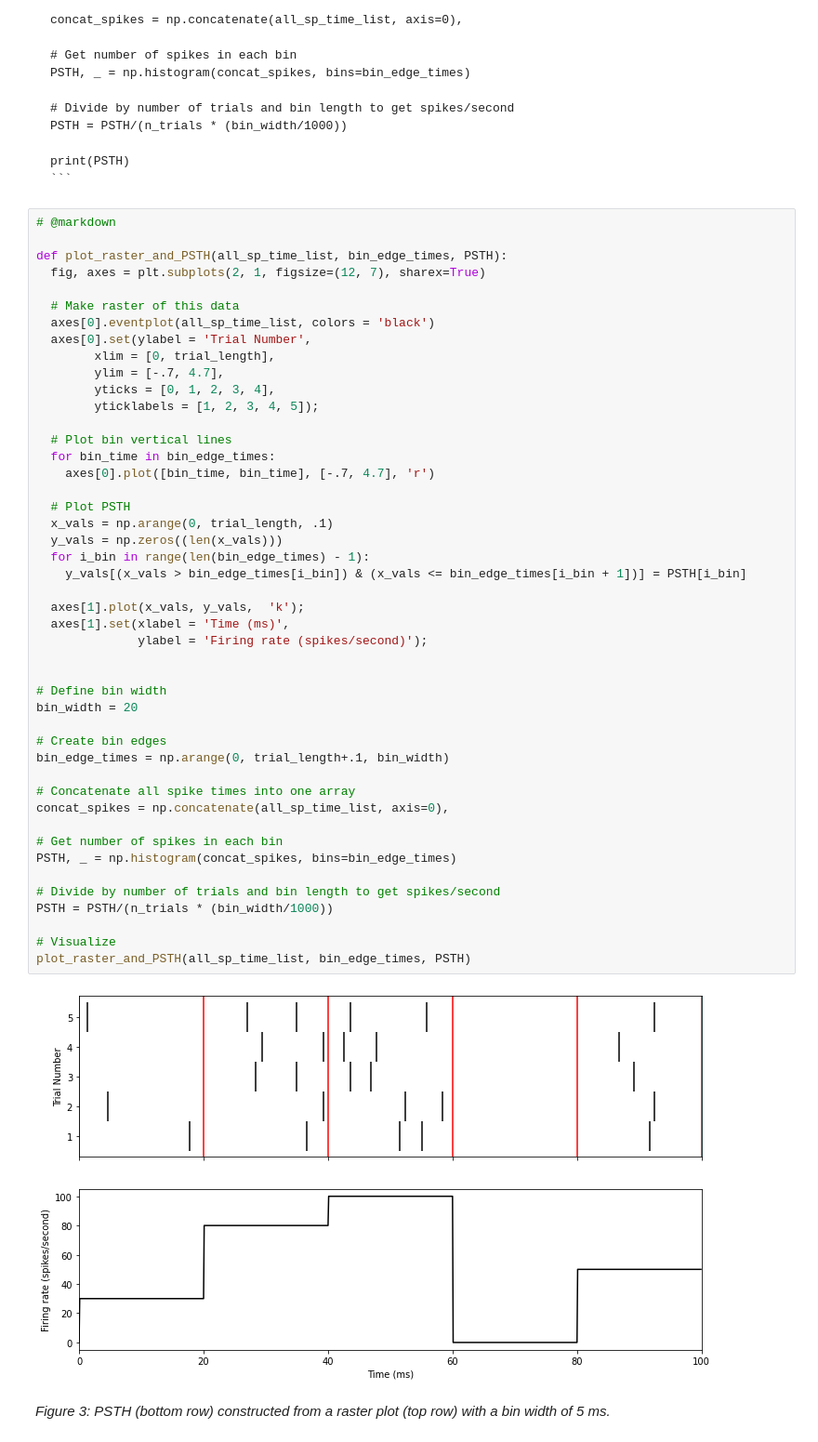
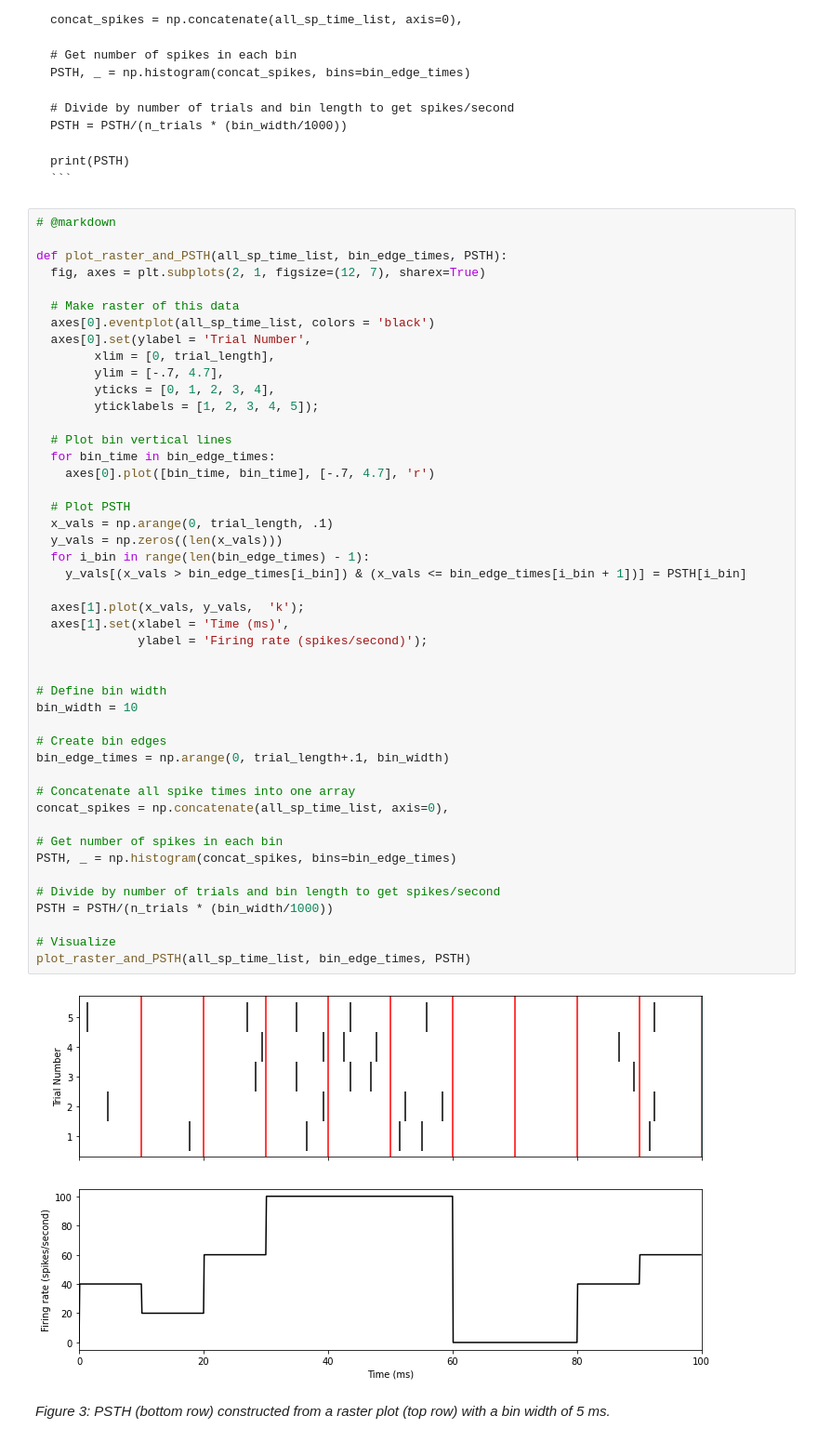
Before and after one commit to ebatty/EncodingDecodingNotes, a Jupyter notebook: _sources/Notes/01_VisualizingNeuralResponses.ipynb, the cells around one changed output. Shown: that part at 93% size. Cells and saved outputs as stored; diff of their text form.

```diff
--- a/_sources/Notes/01_VisualizingNeuralResponses.ipynb
+++ b/_sources/Notes/01_VisualizingNeuralResponses.ipynb
@@ -269,35 +224,35 @@ def plot_raster_and_PSTH(all_sp_time_list, bin_edge_times, PSTH):
     axes[0].plot([bin_time, bin_time], [-.7, 4.7], 'r')
 
   # Plot PSTH
   x_vals = np.arange(0, trial_length, .1)
   y_vals = np.zeros((len(x_vals)))
   for i_bin in range(len(bin_edge_times) - 1):
     y_vals[(x_vals > bin_edge_times[i_bin]) & (x_vals <= bin_edge_times[i_bin + 1])] = PSTH[i_bin]
 
   axes[1].plot(x_vals, y_vals,  'k');
   axes[1].set(xlabel = 'Time (ms)',
               ylabel = 'Firing rate (spikes/second)');
 
 
 # Define bin width
-bin_width = 20
+bin_width = 10
 
 # Create bin edges
 bin_edge_times = np.arange(0, trial_length+.1, bin_width)
 
 # Concatenate all spike times into one array
 concat_spikes = np.concatenate(all_sp_time_list, axis=0),
 
 # Get number of spikes in each bin
 PSTH, _ = np.histogram(concat_spikes, bins=bin_edge_times)
 
 # Divide by number of trials and bin length to get spikes/second
 PSTH = PSTH/(n_trials * (bin_width/1000))
 
 # Visualize
 plot_raster_and_PSTH(all_sp_time_list, bin_edge_times, PSTH)
 # %% [output]
-[figure, old version]
+[figure, new version]
 # %% [markdown]
 *Figure 3: PSTH (bottom row) constructed from a raster plot (top row) with a bin width of 5 ms.*
 # %% [markdown]
```
Also changed, not shown: parts of 7 cells of this notebook, 10 other files.
